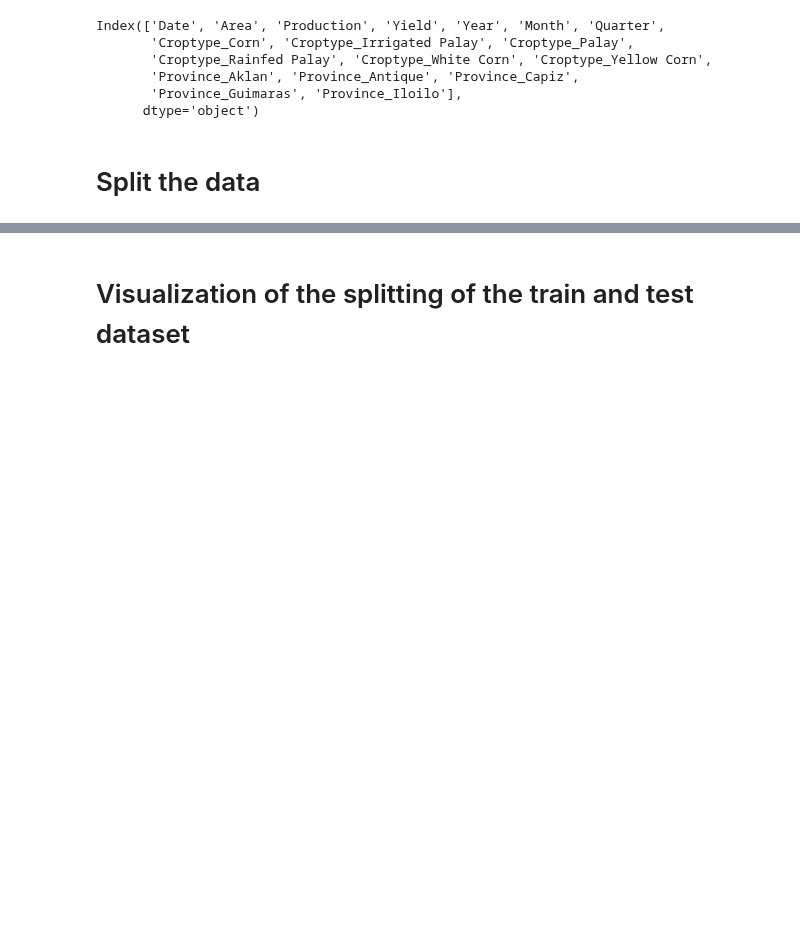
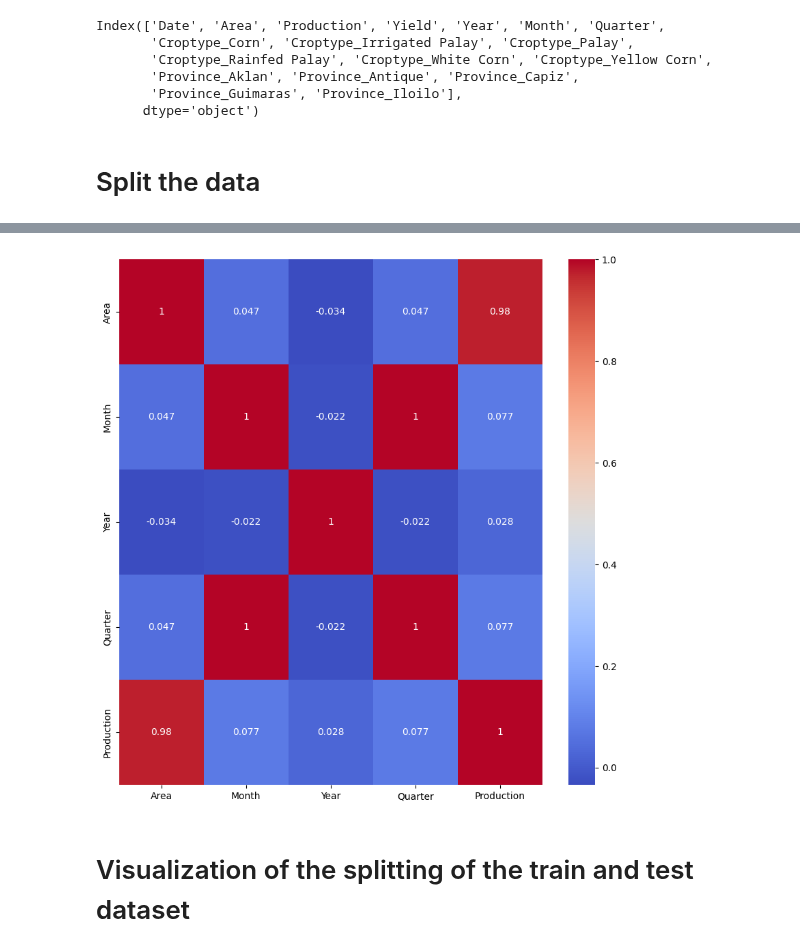
Before and after one commit to kazeulo/Project_197, a Jupyter notebook: ML_algorithms/linear_regression.ipynb, the cells around one changed output, grey strips where cells are left out. Drawn from its saved outputs; the diff is of its cells as text; code cells hidden in the pictures; blank space fills up the shorter version.

```diff
--- a/ML_algorithms/linear_regression.ipynb
+++ b/ML_algorithms/linear_regression.ipynb
@@ -129,10 +129,7 @@ Index(['Date', 'Area', 'Production', 'Yield', 'Year', 'Month', 'Quarter',
        'Province_Guimaras', 'Province_Iloilo'],
       dtype='object')
 # %%
-x = dataset1[['Area','Month','Year','Quarter',  'Croptype_Corn', 'Croptype_Irrigated Palay', 'Croptype_Palay',
-       'Croptype_Rainfed Palay', 'Croptype_White Corn', 'Croptype_Yellow Corn',
-       'Province_Aklan', 'Province_Antique', 'Province_Capiz',
-       'Province_Guimaras', 'Province_Iloilo']]
+x = dataset1[['Area','Month','Year','Quarter']]
 y = dataset1['Production']
 # %% [markdown]
 # Split the data
@@ -141,3 +138,6 @@ from sklearn.model_selection import train_test_split
 
 # train-test split, shuffle set to none when dealing TS
 x_train, x_test, y_train, y_test = train_test_split(x, y, test_size=0.3, random_state=42, shuffle=False)
+# %%
+var_corr = pd.concat([x_train, y_train], axis=1)
+var_corr.head()
@@ -144,3 +151,12 @@ x_train, x_test, y_train, y_test = train_test_split(x, y, test_size=0.3, random_
+# %%
+## correlation matrix with heatmap
+
+corr = var_corr.corr()
+plt.figure(figsize=(10,10))
+sns.heatmap(corr, annot=True, cmap='coolwarm')
+plt.show()
+# %% [output]
+[figure, added]
 # %% [markdown]
 # Visualization of the splitting of the train and test dataset
 # %%
```
Also changed, not shown: parts of 82 cells of this notebook.
